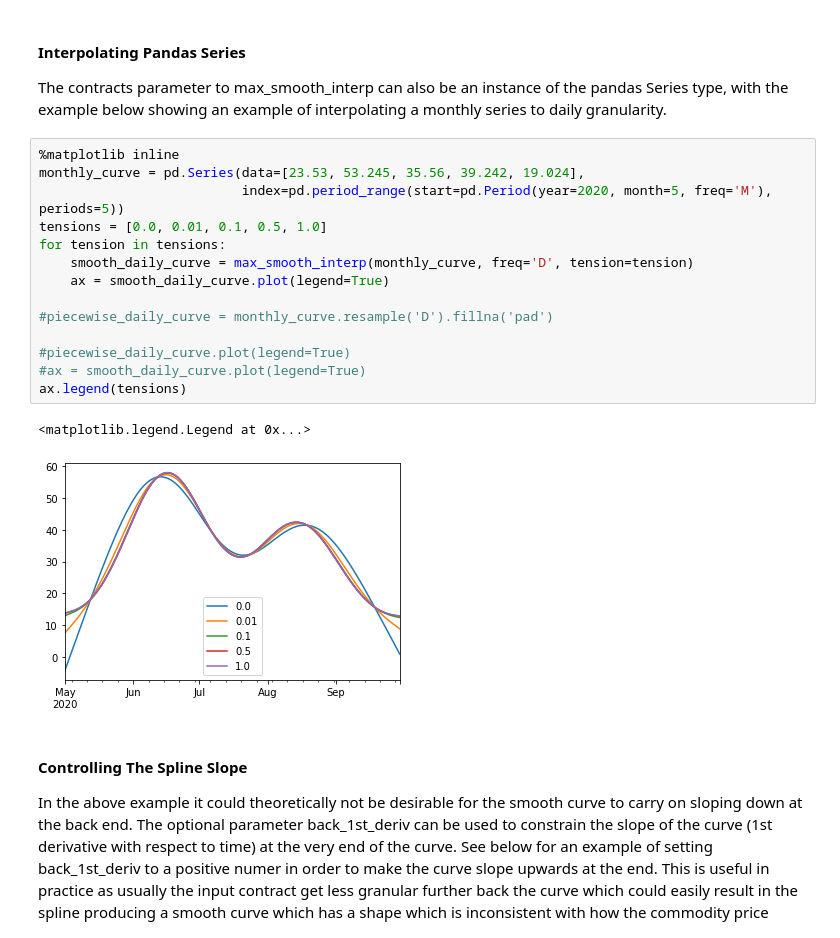
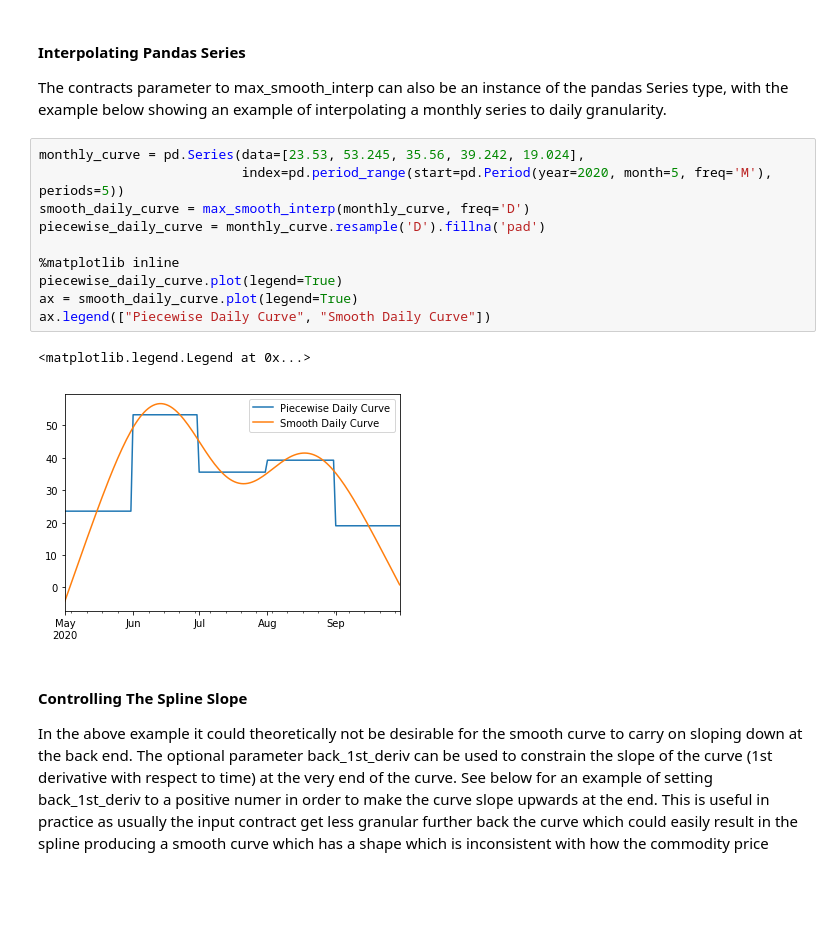
Before and after one commit to tpberntsen/curves, a Jupyter notebook: samples/python/curves_tutorial.ipynb, the cells around one changed output. Saved outputs shown, nothing was run; the diff lists cells and outputs as text; blank space fills up the shorter version.

```diff
--- a/samples/python/curves_tutorial.ipynb
+++ b/samples/python/curves_tutorial.ipynb
@@ -268,22 +264,18 @@ ax.legend(tensions)
 #### Interpolating Pandas Series
 The contracts parameter to max_smooth_interp can also be an instance of the pandas Series type, with the example below showing an example of interpolating a monthly series to daily granularity.
 # %%
-%matplotlib inline
 monthly_curve = pd.Series(data=[23.53, 53.245, 35.56, 39.242, 19.024],
                           index=pd.period_range(start=pd.Period(year=2020, month=5, freq='M'), periods=5))
-tensions = [0.0, 0.01, 0.1, 0.5, 1.0]
-for tension in tensions:
-    smooth_daily_curve = max_smooth_interp(monthly_curve, freq='D', tension=tension)
-    ax = smooth_daily_curve.plot(legend=True)
+smooth_daily_curve = max_smooth_interp(monthly_curve, freq='D')
+piecewise_daily_curve = monthly_curve.resample('D').fillna('pad')
 
-#piecewise_daily_curve = monthly_curve.resample('D').fillna('pad')
-
-#piecewise_daily_curve.plot(legend=True)
-#ax = smooth_daily_curve.plot(legend=True)
-ax.legend(tensions)
+%matplotlib inline
+piecewise_daily_curve.plot(legend=True)
+ax = smooth_daily_curve.plot(legend=True)
+ax.legend(["Piecewise Daily Curve", "Smooth Daily Curve"])
 # %% [output]
 <matplotlib.legend.Legend at 0x...>
-[figure, old version]
+[figure, new version]
 # %% [markdown]
 #### Controlling The Spline Slope
 In the above example it could theoretically not be desirable for the smooth curve to carry on sloping down at the back end. The optional parameter back_1st_deriv can be used to constrain the slope of the curve (1st derivative with respect to time) at the very end of the curve. See below for an example of setting back_1st_deriv to a positive numer in order to make the curve slope upwards at the end.
```
Also changed, not shown: parts of 7 cells of this notebook, 1 other file.
